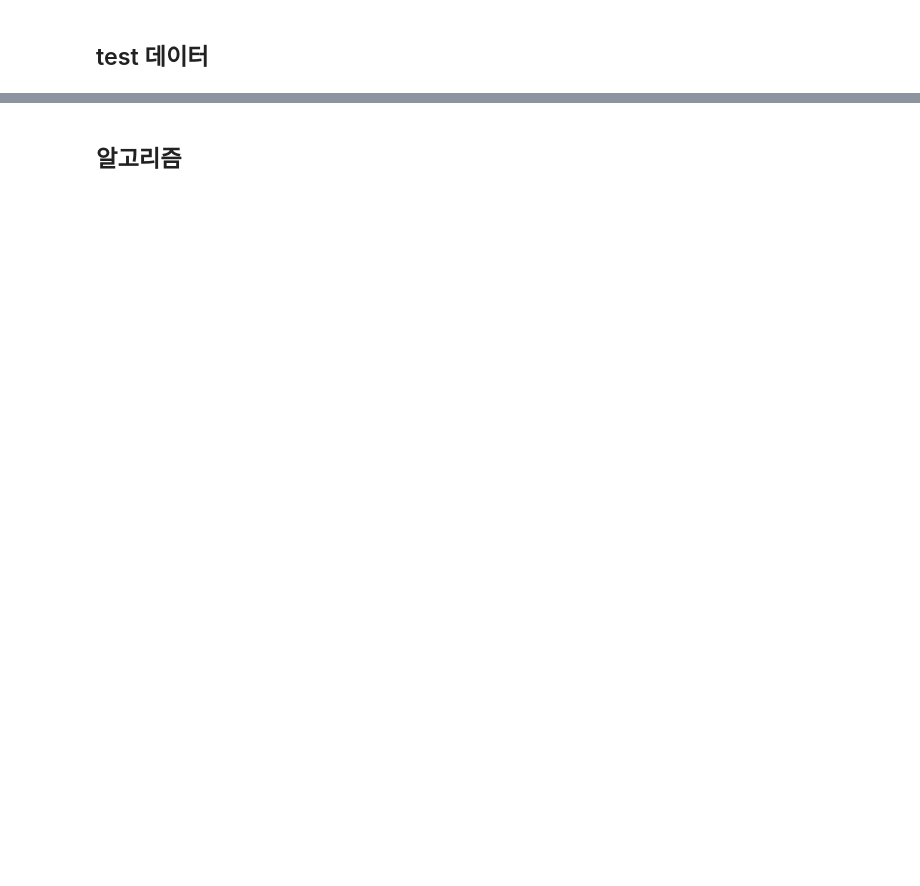
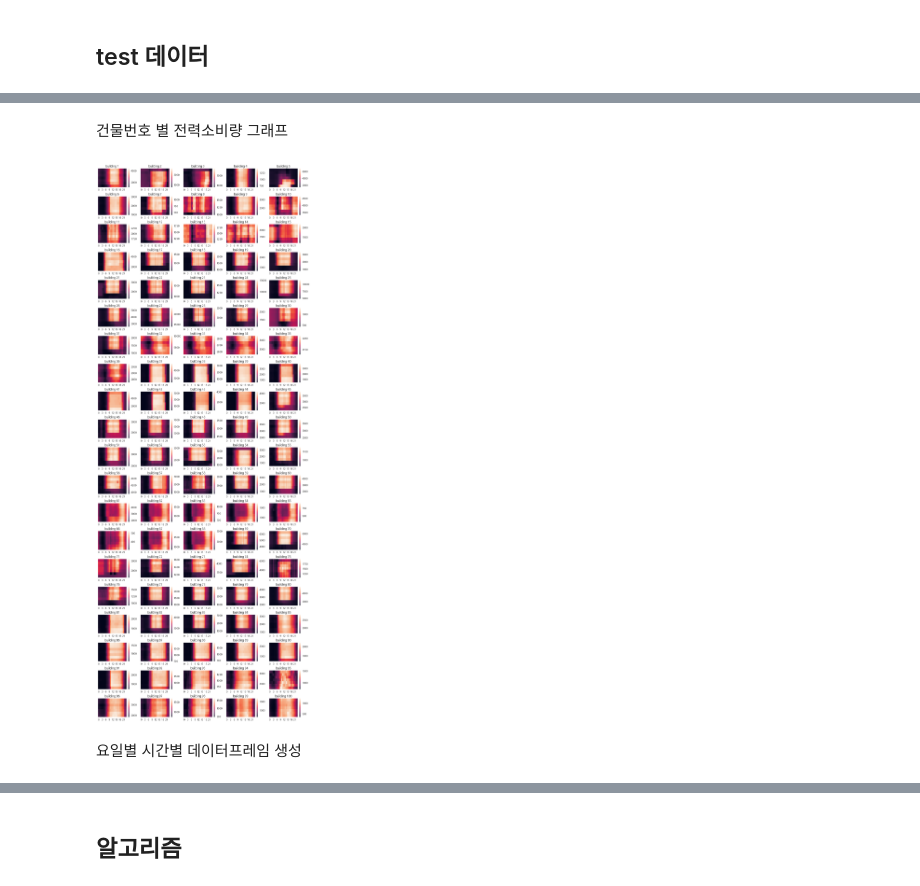
Before and after one commit to 2023dacon/Power-usage-Prediction, a Jupyter notebook: 파일/전력사용량예측.ipynb, the cells around one changed output, grey strips where cells are left out. Saved outputs shown, nothing was run; the diff lists cells and outputs as text; code cells hidden in the pictures; blank space fills up the shorter version.

```diff
--- a/파일/전력사용량예측.ipynb
+++ b/파일/전력사용량예측.ipynb
@@ -231,0 +395,18 @@ test_df.columns.tolist()
+# %% [markdown]
+건물번호 별 전력소비량 그래프
+# %%
+# energy usage of each building ~ weekday, hour
+fig = plt.figure(figsize = (15, 40))
+plt.subplots_adjust(hspace=0.5)  # 간격 조절
+for num in combined_df['건물번호'].unique():
+    df = combined_df[combined_df['건물번호'] == num]
+    df = df.groupby(['요일', '시간'])['전력소비량(kWh)'].mean().reset_index().pivot('요일', '시간', '전력소비량(kWh)')
+    plt.subplot(20, 5, num)
+    plt.rc('font', family='NanumBarunGothic')
+    sns.heatmap(df)
+    plt.title(f'building {num}')
+    plt.xlabel('')
+    plt.ylabel('')
+    plt.yticks([])
+# %% [output]
+[figure, added]
@@ -231,0 +415,2 @@ test_df.columns.tolist()
+# %% [markdown]
+요일별 시간별 데이터프레임 생성
```
Also changed, not shown: parts of 79 cells of this notebook, 2 other files.
